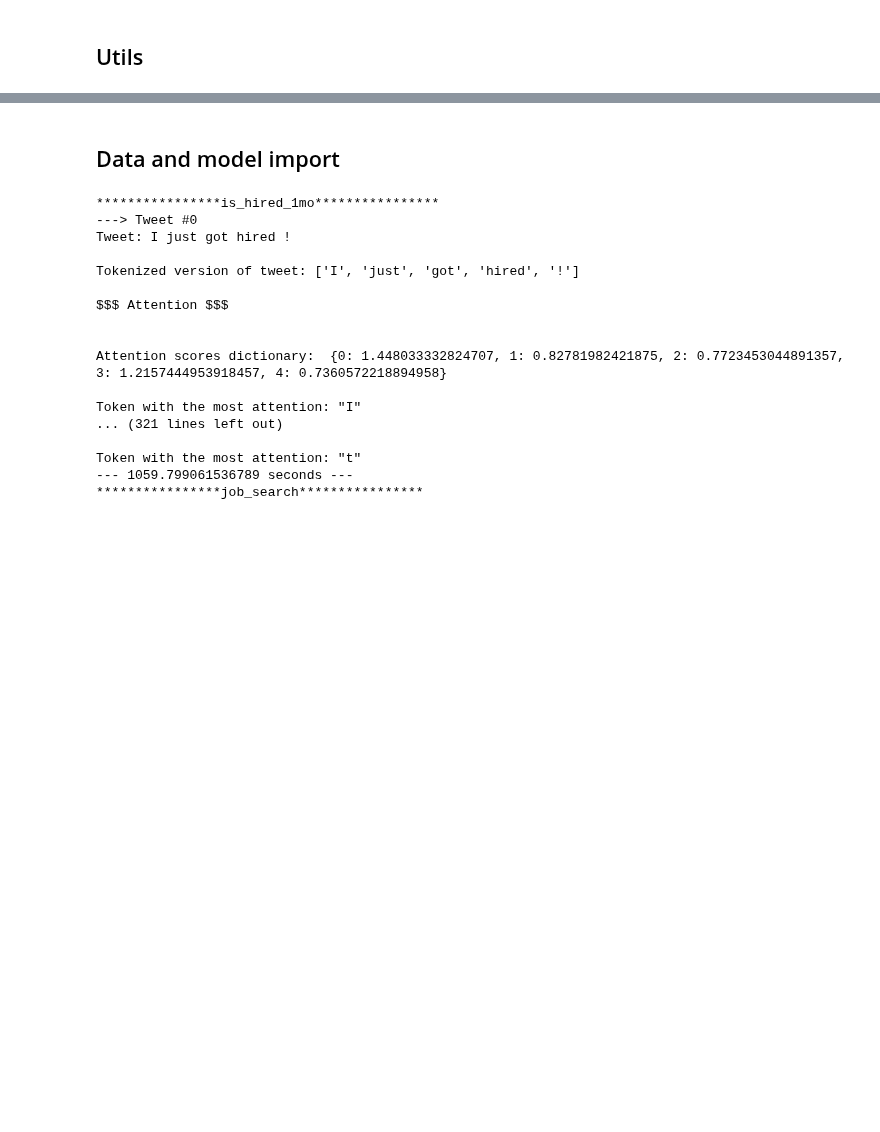
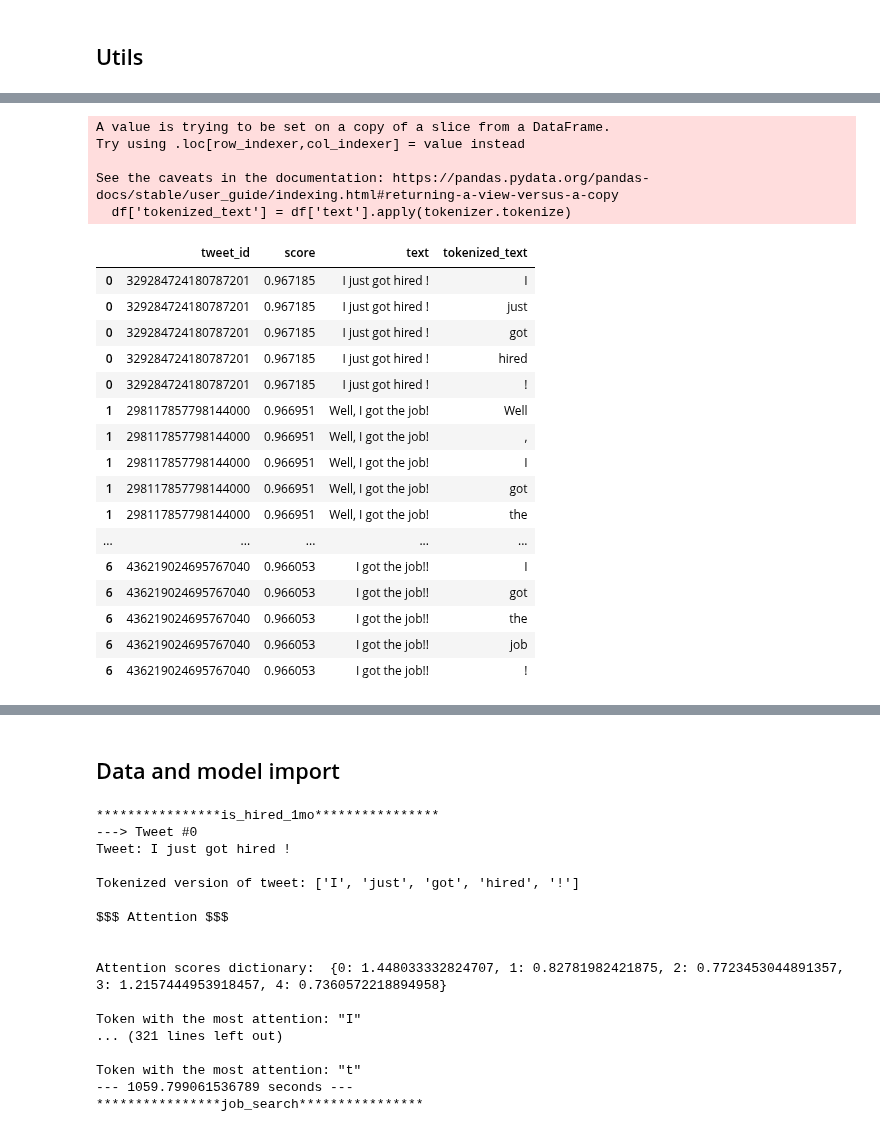
Before and after one commit to spfraib/twitter, a Jupyter notebook: code/2-twitter_labor/5-active_learning/2020-09-09_active_learning_exploration.ipynb, the cells around one changed output, grey strips where cells are left out. Drawn from its saved outputs; the diff is of its cells as text; code cells hidden in the pictures; blank space fills up the shorter version.

```diff
--- a/code/2-twitter_labor/5-active_learning/2020-09-09_active_learning_exploration.ipynb
+++ b/code/2-twitter_labor/5-active_learning/2020-09-09_active_learning_exploration.ipynb
@@ -19,6 +16,8 @@ import os
 import pandas as pd
 import pyarrow
 import time
+# %%
+pd.options.display.max_colwidth = 100
 # %% [markdown]
 ## Utils
 # %%
@@ -45,0 +84,5 @@ def extract_keywords_from_mlm_results(mlm_results_list, K_kw_explore):
+# %%
+column = 'is_hired_1mo'
+is_hired_1mo_df = pd.read_parquet(os.path.join(data_folder_path, column, '{}_all.parquet'.format(column)))
+is_hired_1mo_df = is_hired_1mo_df.sort_values(by=["score"], ascending=False).reset_index()
+is_hired_1mo_df.head()
@@ -45,0 +112,3 @@ def extract_keywords_from_mlm_results(mlm_results_list, K_kw_explore):
+# %%
+df = is_hired_1mo_df[:label2rank[column]]
+df.head()
@@ -45,0 +122,29 @@ def extract_keywords_from_mlm_results(mlm_results_list, K_kw_explore):
+# %%
+df['tokenized_text'] = df['text'].apply(tokenizer.tokenize)
+df_wordcount = df.explode('tokenized_text')
+df_wordcount.head(n=50)
+#df.groupby('tokenized_text').count()
+#df_wordcount.head()
+# %% [output]
+A value is trying to be set on a copy of a slice from a DataFrame.
+Try using .loc[row_indexer,col_indexer] = value instead
+
+See the caveats in the documentation: https://pandas.pydata.org/pandas-docs/stable/user_guide/indexing.html#returning-a-view-versus-a-copy
+  df['tokenized_text'] = df['text'].apply(tokenizer.tokenize)
+|  | tweet_id | score | text | tokenized_text |
+| 0 | 329284724180787201 | 0.967185 | I just got hired ! | I |
+| 0 | 329284724180787201 | 0.967185 | I just got hired ! | just |
+| 0 | 329284724180787201 | 0.967185 | I just got hired ! | got |
+| 0 | 329284724180787201 | 0.967185 | I just got hired ! | hired |
+| 0 | 329284724180787201 | 0.967185 | I just got hired ! | ! |
+| 1 | 298117857798144000 | 0.966951 | Well, I got the job! | Well |
+| 1 | 298117857798144000 | 0.966951 | Well, I got the job! | , |
+| 1 | 298117857798144000 | 0.966951 | Well, I got the job! | I |
+| 1 | 298117857798144000 | 0.966951 | Well, I got the job! | got |
+| 1 | 298117857798144000 | 0.966951 | Well, I got the job! | the |
+| ... | ... | ... | ... | ... |
+| 6 | 436219024695767040 | 0.966053 | I got the job!! | I |
+| 6 | 436219024695767040 | 0.966053 | I got the job!! | got |
+| 6 | 436219024695767040 | 0.966053 | I got the job!! | the |
+| 6 | 436219024695767040 | 0.966053 | I got the job!! | job |
+| 6 | 436219024695767040 | 0.966053 | I got the job!! | ! |
```
Also changed, not shown: parts of 11 cells of this notebook.
